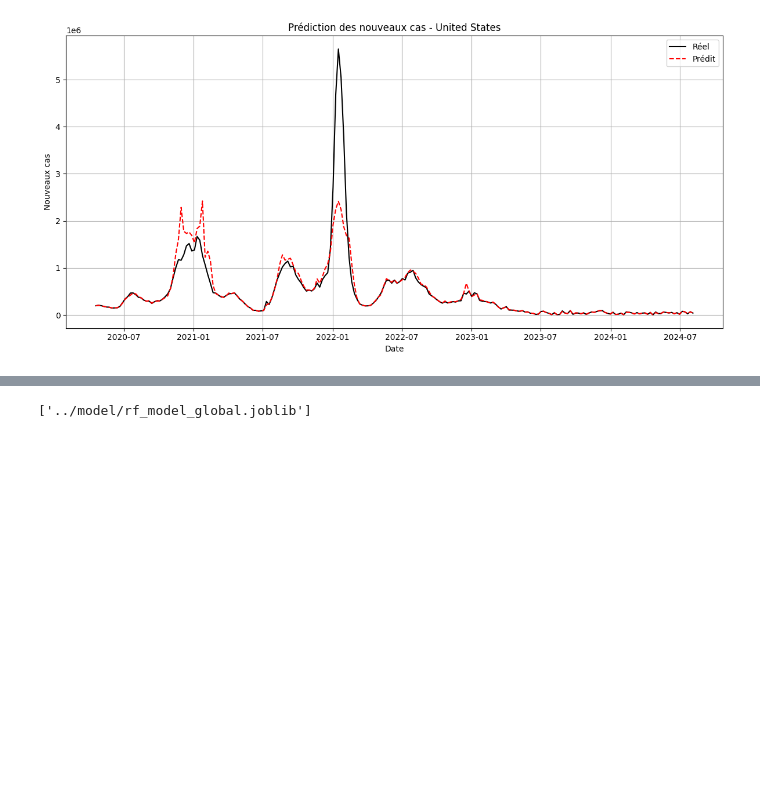
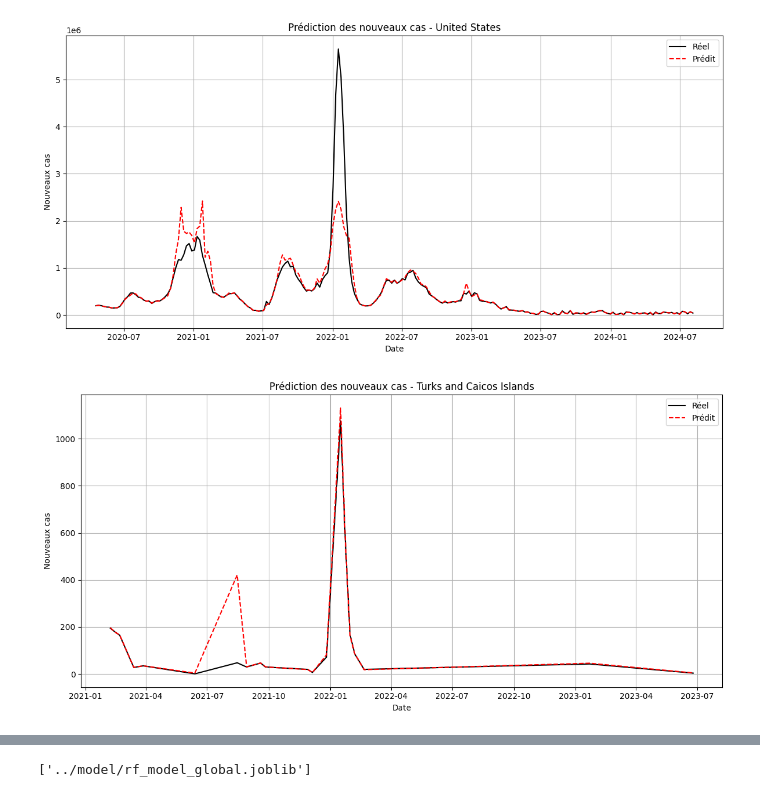
Before and after one commit to DJOUMESSI2004/mspr2, a Jupyter notebook: ml/notebook/exploration_new_cases_pays.ipynb, the cells around one changed output, grey strips where cells are left out. Saved outputs shown, nothing was run; the diff lists cells and outputs as text; code cells hidden in the pictures; blank space fills up the shorter version.

```diff
--- a/ml/notebook/exploration_new_cases_pays.ipynb
+++ b/ml/notebook/exploration_new_cases_pays.ipynb
@@ -182,6 +182,25 @@ plt.tight_layout()
 plt.show()
 # %% [output]
 [figure]
+# %%
+example_country = "Turks and Caicos Islands"
+df_test = df.loc[X_test.index].copy()
+df_test["y_pred"] = y_pred
+
+df_test_country = df_test[df_test["country"] == example_country]
+
+plt.figure(figsize=(12, 6))
+plt.plot(df_test_country["date"], df_test_country["new_cases"], label="Réel", color='black')
+plt.plot(df_test_country["date"], df_test_country["y_pred"], label="Prédit", color='red', linestyle='--')
+plt.title(f"Prédiction des nouveaux cas - {example_country}")
+plt.xlabel("Date")
+plt.ylabel("Nouveaux cas")
+plt.legend()
+plt.grid(True)
+plt.tight_layout()
+plt.show()
+# %% [output]
+[figure, added]
 # %% [markdown]
 ## Évaluation du Modèle – Random Forest Global
 
```
Also changed, not shown: parts of 1 cell of this notebook.
